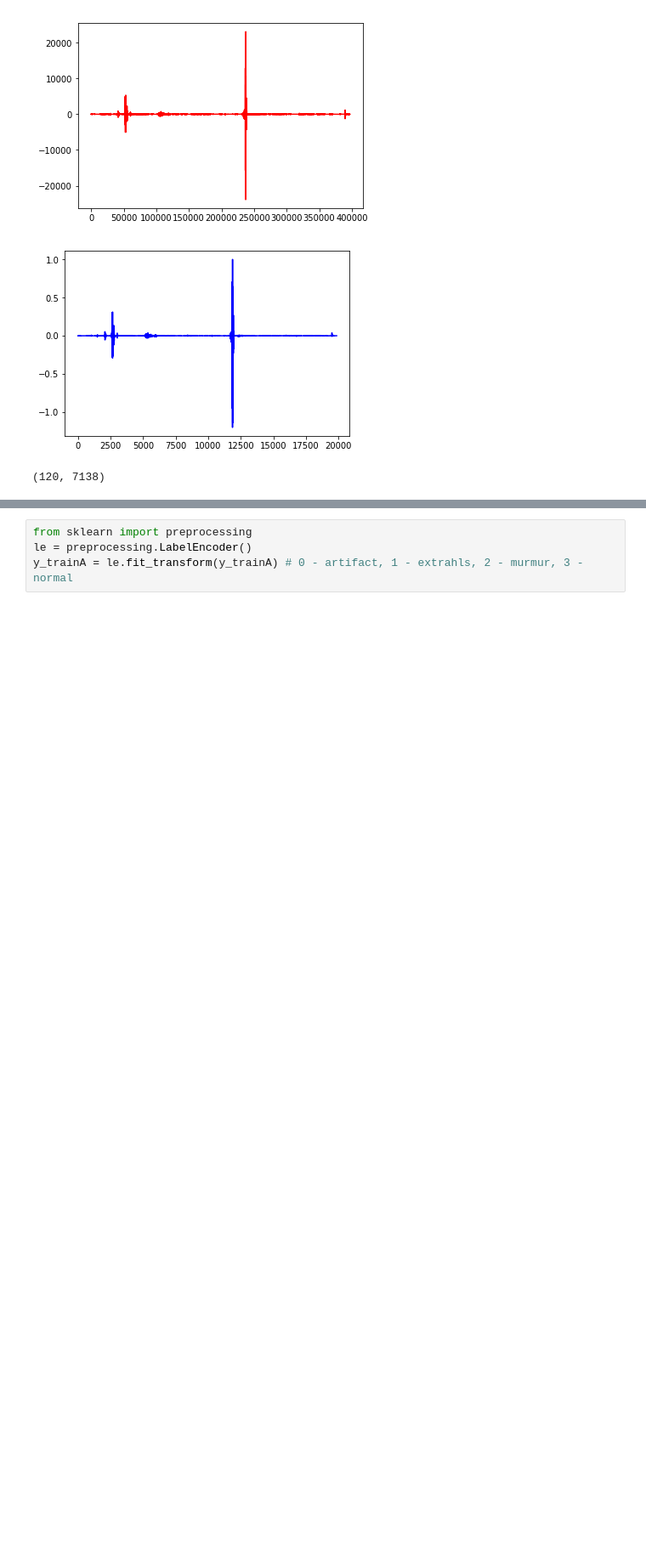
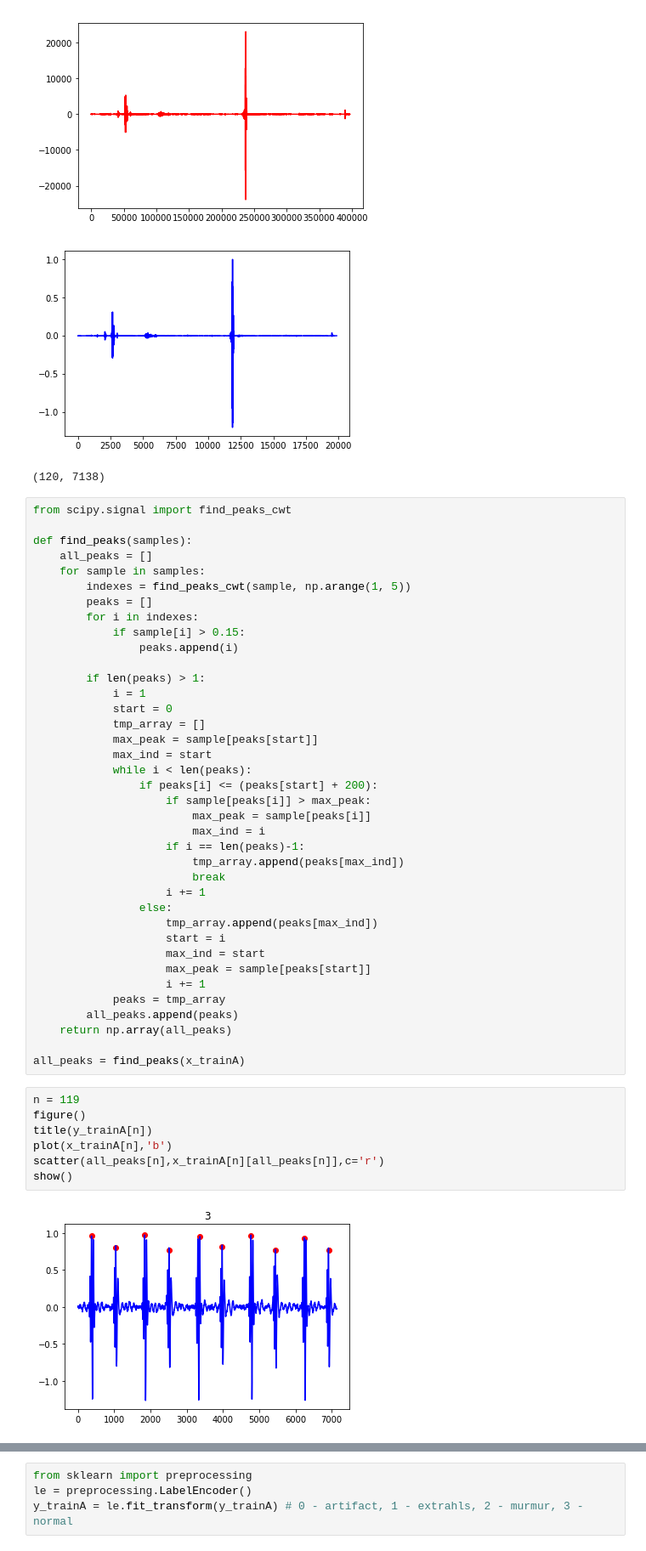
Before and after one commit to lindawangg/Classifying-Heartbeats, a Jupyter notebook: preprocessing.ipynb, the cells around one changed output, grey strips where cells are left out. Shown: that part at 85% size. Drawn from its saved outputs; the diff is of its cells as text; blank space fills up the shorter version.

Commit message:
find peaks and feature extraction functions

```diff
--- a/preprocessing.ipynb
+++ b/preprocessing.ipynb
@@ -183,3 +183,50 @@ print(x_trainA.shape)
 [figure]
 [figure]
 (120, 7138)
+# %%
+from scipy.signal import find_peaks_cwt
+
+def find_peaks(samples):
+    all_peaks = []
+    for sample in samples:
+        indexes = find_peaks_cwt(sample, np.arange(1, 5))
+        peaks = []
+        for i in indexes:
+            if sample[i] > 0.15:
+                peaks.append(i)
+
+        if len(peaks) > 1:
+            i = 1
+            start = 0
+            tmp_array = []
+            max_peak = sample[peaks[start]]
+            max_ind = start
+            while i < len(peaks):
+                if peaks[i] <= (peaks[start] + 200):
+                    if sample[peaks[i]] > max_peak:
+                        max_peak = sample[peaks[i]]
+                        max_ind = i
+                    if i == len(peaks)-1:
+                        tmp_array.append(peaks[max_ind])
+                        break
+                    i += 1
+                else:
+                    tmp_array.append(peaks[max_ind])
+                    start = i
+                    max_ind = start
+                    max_peak = sample[peaks[start]]
+                    i += 1
+            peaks = tmp_array
+        all_peaks.append(peaks)
+    return np.array(all_peaks)
+
+all_peaks = find_peaks(x_trainA)
+# %%
+n = 119
+figure()
+title(y_trainA[n])
+plot(x_trainA[n],'b')
+scatter(all_peaks[n],x_trainA[n][all_peaks[n]],c='r')
+show()
+# %% [output]
+[figure, added]
```
Also changed, not shown: parts of 6 cells of this notebook.
